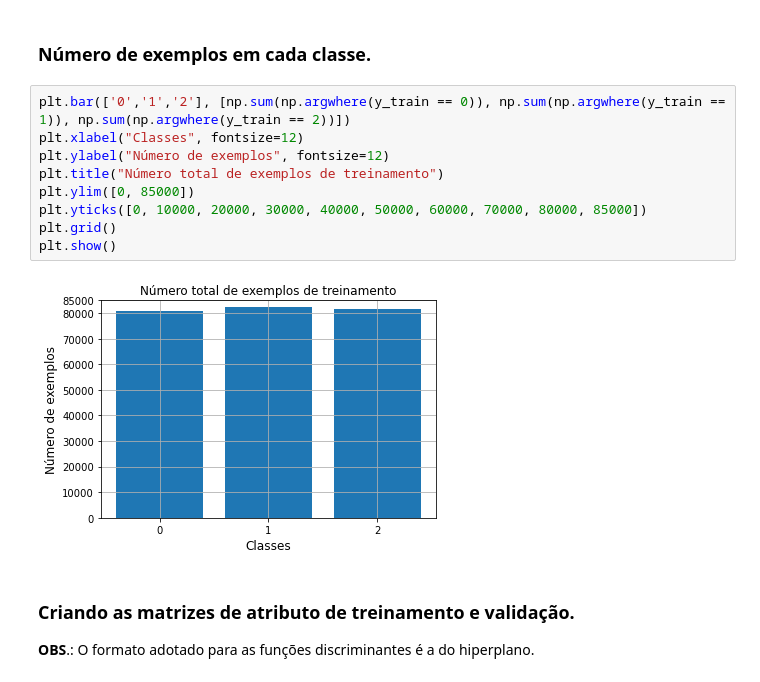
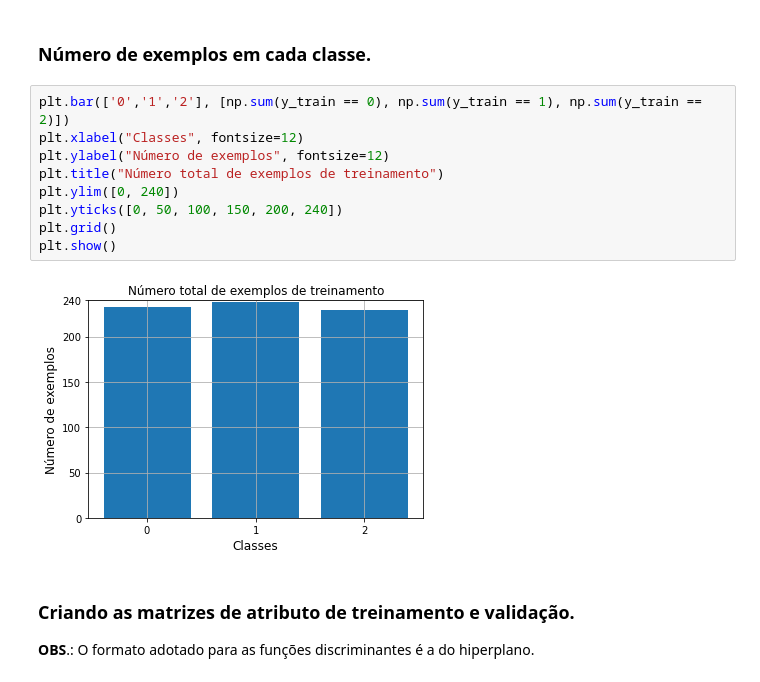
Before and after one commit to zz4fap/tp555-ml, a Jupyter notebook: exemplos/classification/linear/logistic/classification_metrics.ipynb, the cells around one changed output. Cells and saved outputs as stored; diff of their text form.

```diff
--- a/exemplos/classification/linear/logistic/classification_metrics.ipynb
+++ b/exemplos/classification/linear/logistic/classification_metrics.ipynb
@@ -58,16 +58,16 @@ Tamanho do conjunto de validação: 300
 # %% [markdown]
 ### Número de exemplos em cada classe.
 # %%
-plt.bar(['0','1','2'], [np.sum(np.argwhere(y_train == 0)), np.sum(np.argwhere(y_train == 1)), np.sum(np.argwhere(y_train == 2))])
+plt.bar(['0','1','2'], [np.sum(y_train == 0), np.sum(y_train == 1), np.sum(y_train == 2)])
 plt.xlabel("Classes", fontsize=12)
 plt.ylabel("Número de exemplos", fontsize=12)
 plt.title("Número total de exemplos de treinamento")
-plt.ylim([0, 85000])
-plt.yticks([0, 10000, 20000, 30000, 40000, 50000, 60000, 70000, 80000, 85000])
+plt.ylim([0, 240])
+plt.yticks([0, 50, 100, 150, 200, 240])
 plt.grid()
 plt.show()
 # %% [output]
-[figure, old version]
+[figure, new version]
 # %% [markdown]
 ### Criando as matrizes de atributo de treinamento e validação.
 
```
